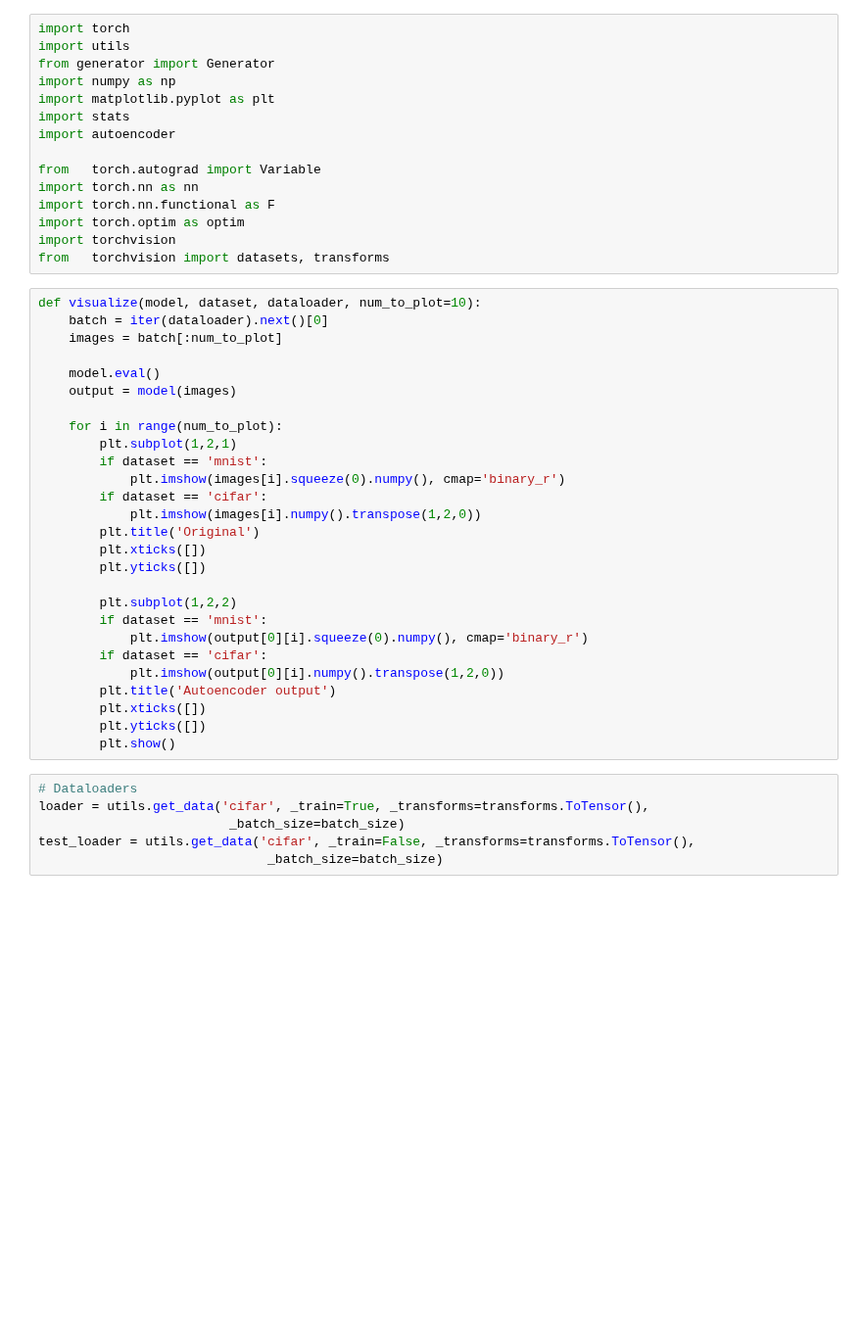
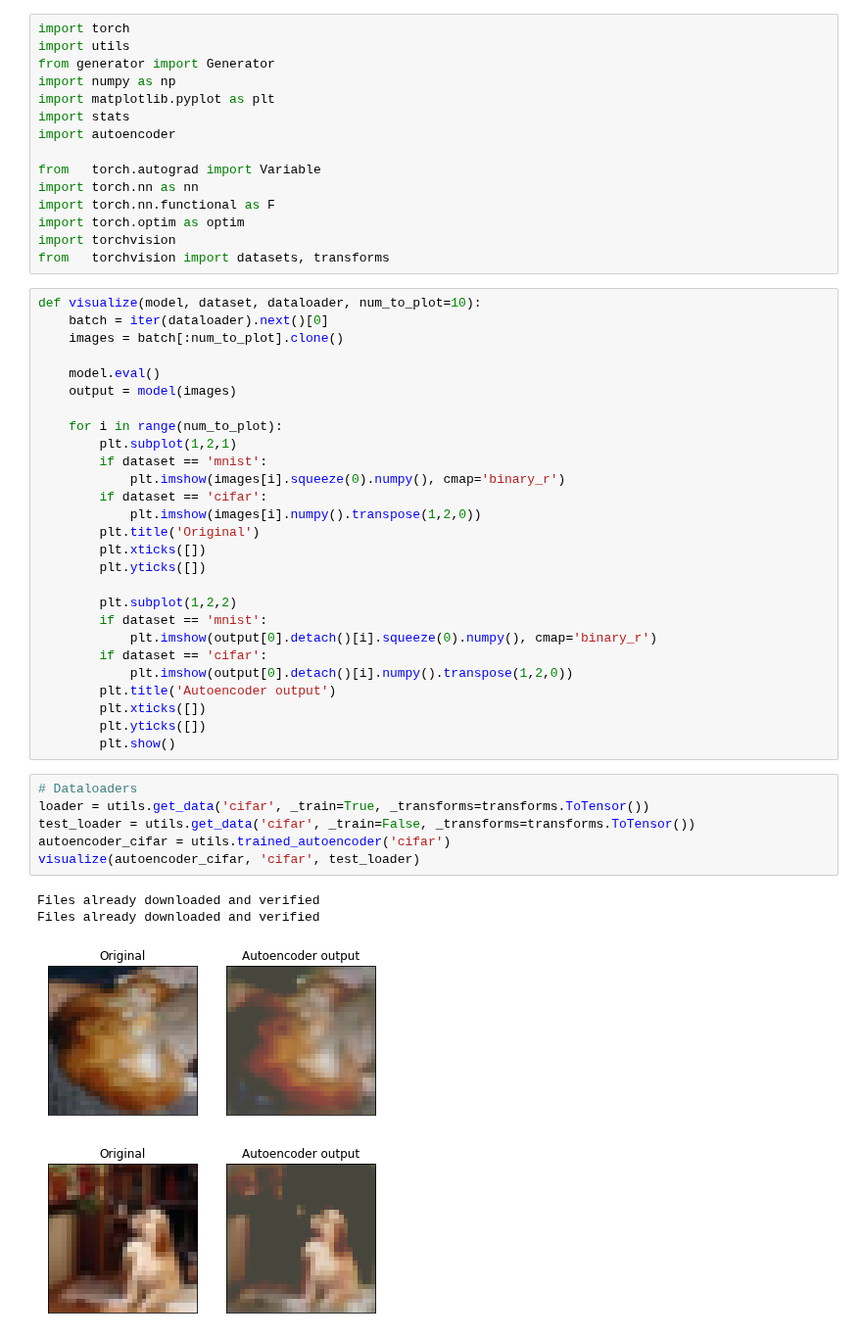
Before and after one commit to austinw218/CS231n, a Jupyter notebook: Autoencoder Tests.ipynb, the cells around one changed output. Shown at 98% size. Saved outputs shown, nothing was run; the diff lists cells and outputs as text; blank space fills up the shorter version.

Commit message:
autoencoder nb update

```diff
--- a/Autoencoder Tests.ipynb
+++ b/Autoencoder Tests.ipynb
@@ -20,7 +20,7 @@ from   torchvision import datasets, transforms
 # %%
 def visualize(model, dataset, dataloader, num_to_plot=10):
     batch = iter(dataloader).next()[0]
-    images = batch[:num_to_plot]
+    images = batch[:num_to_plot].clone()
 
     model.eval()
     output = model(images)
@@ -37,16 +37,21 @@ def visualize(model, dataset, dataloader, num_to_plot=10):
 
         plt.subplot(1,2,2)
         if dataset == 'mnist':
-            plt.imshow(output[0][i].squeeze(0).numpy(), cmap='binary_r')
+            plt.imshow(output[0].detach()[i].squeeze(0).numpy(), cmap='binary_r')
         if dataset == 'cifar':
-            plt.imshow(output[0][i].numpy().transpose(1,2,0))
+            plt.imshow(output[0].detach()[i].numpy().transpose(1,2,0))
         plt.title('Autoencoder output')
         plt.xticks([])
         plt.yticks([])
         plt.show()
 # %%
 # Dataloaders
-loader = utils.get_data('cifar', _train=True, _transforms=transforms.ToTensor(),
-                         _batch_size=batch_size)
-test_loader = utils.get_data('cifar', _train=False, _transforms=transforms.ToTensor(),
-                              _batch_size=batch_size)
+loader = utils.get_data('cifar', _train=True, _transforms=transforms.ToTensor())
+test_loader = utils.get_data('cifar', _train=False, _transforms=transforms.ToTensor())
+autoencoder_cifar = utils.trained_autoencoder('cifar')
+visualize(autoencoder_cifar, 'cifar', test_loader)
+# %% [output]
+Files already downloaded and verified
+Files already downloaded and verified
+[figure, added]
+[figure, added]
```
Also changed, not shown: parts of 2 cells of this notebook.
